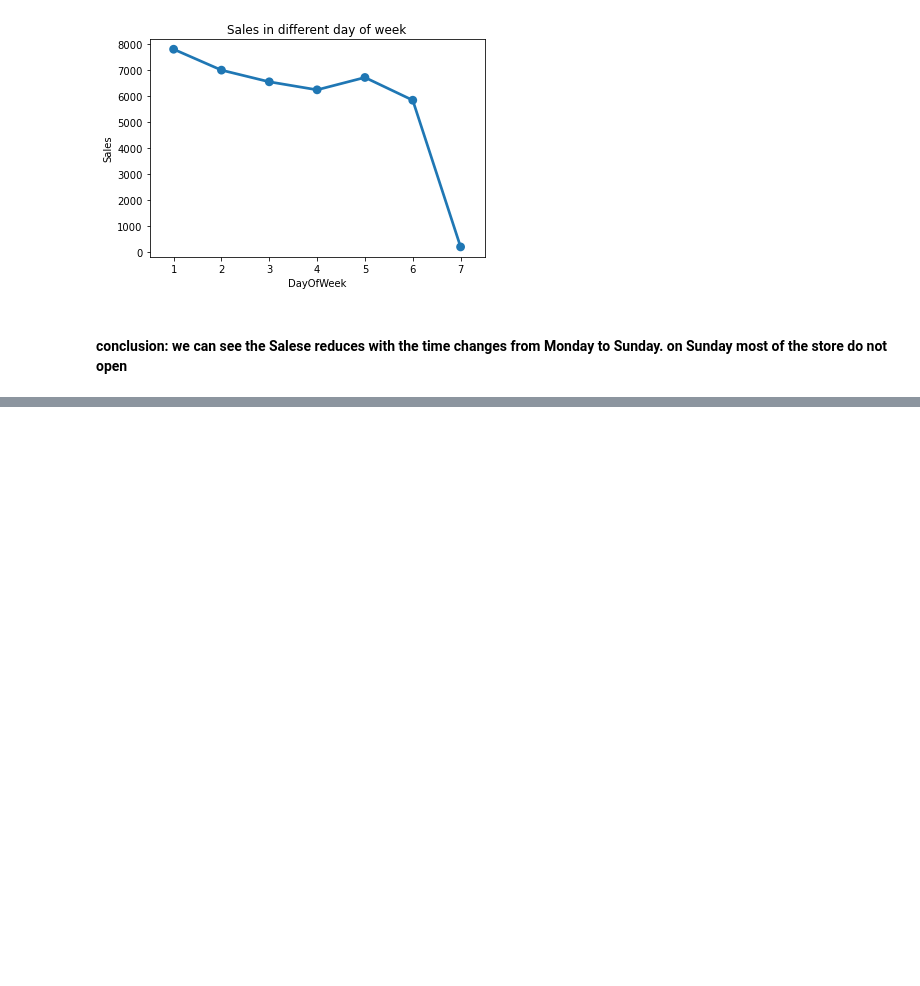
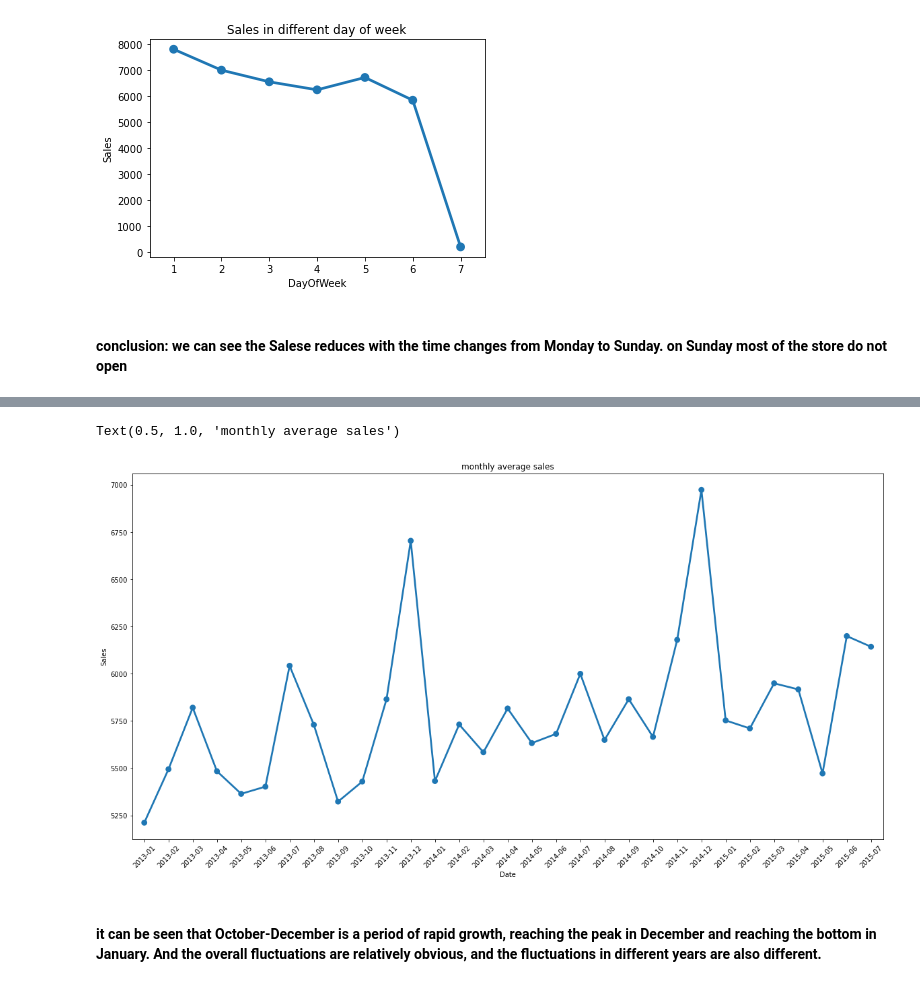
Before and after one commit to DuanLee2520/Rossmann-Store-Sales, a Jupyter notebook: RSS.ipynb, the cells around one changed output, grey strips where cells are left out. Saved outputs shown, nothing was run; the diff lists cells and outputs as text; code cells hidden in the pictures; blank space fills up the shorter version.

```diff
--- a/RSS.ipynb
+++ b/RSS.ipynb
@@ -299,0 +343,12 @@ Text(0.5, 1.0, 'Sales in different day of week')
+# %%
+df4=data_train_new.groupby('Date')['Sales'].mean().resample('M',kind='period').mean().reset_index()#https://zhuanlan.zhihu.com/p/70353374
+fig=plt.figure(figsize=(20,10))
+ax=fig.add_subplot(1,1,1)
+sns.pointplot(data=df4,x='Date',y='Sales',ax=ax)
+plt.xticks(rotation=45)# 斜体
+ax.set_title('monthly average sales')
+# %% [output]
+Text(0.5, 1.0, 'monthly average sales')
+[figure, added]
+# %% [markdown]
+#### it can be seen that October-December is a period of rapid growth, reaching the peak in December and reaching the bottom in January. And the overall fluctuations are relatively obvious, and the fluctuations in different years are also different.
```
Also changed, not shown: parts of 14 cells of this notebook.
